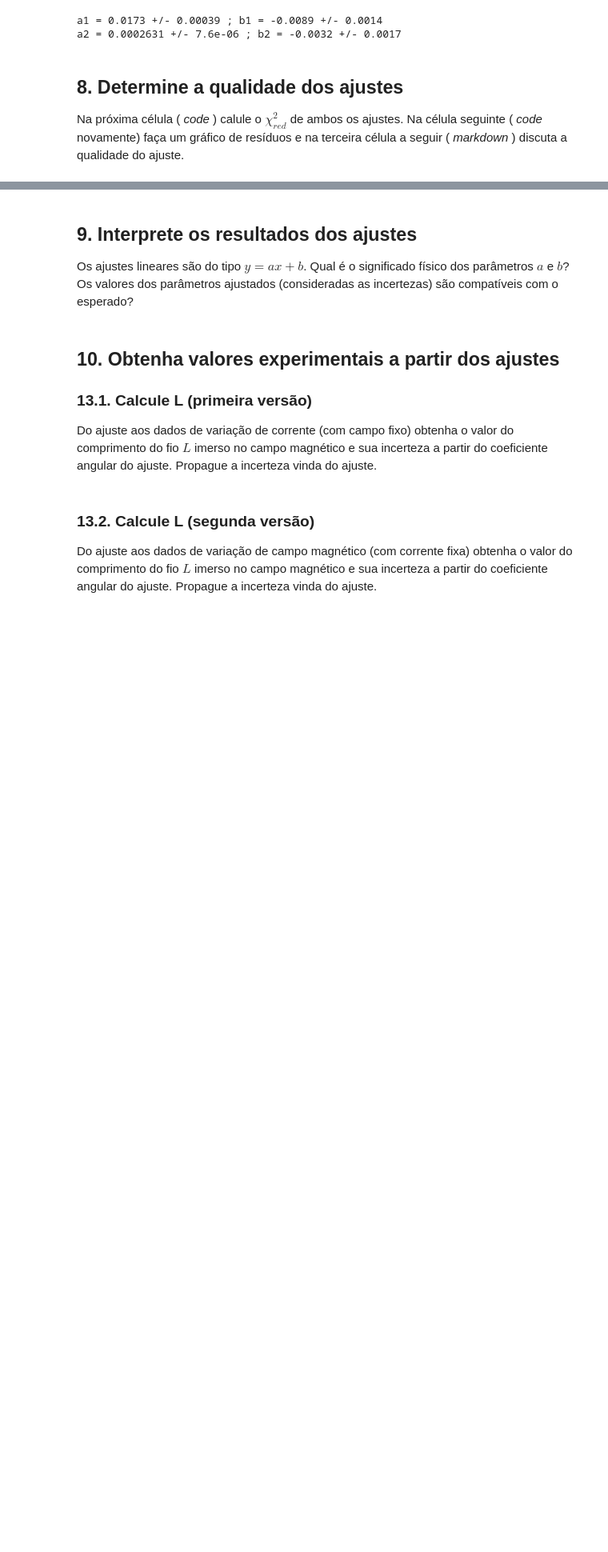
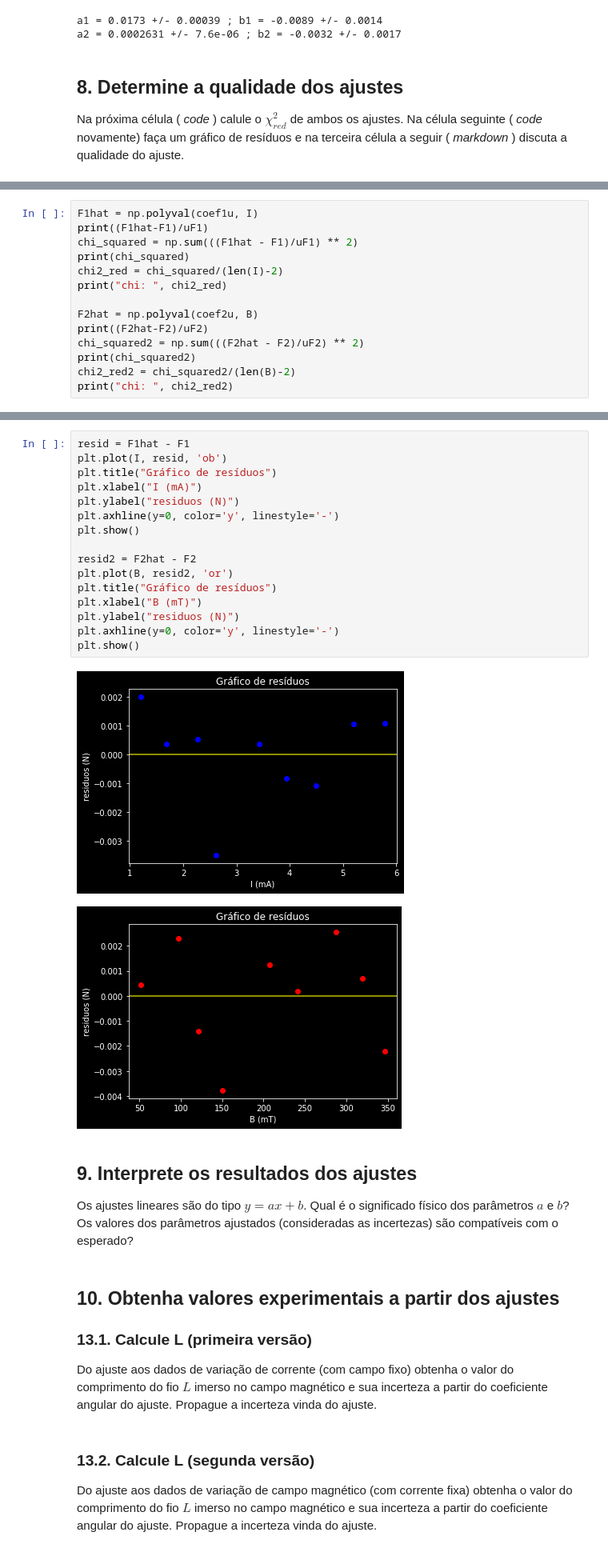
Before and after one commit to frtsgui/lab2, a Jupyter notebook: Notebooks/Guilherme_21062515_5.ipynb, the cells around one changed output, grey strips where cells are left out. Shown at 80% size. Drawn from its saved outputs; the diff is of its cells as text; blank space fills up the shorter version.

```diff
--- a/Notebooks/Guilherme_21062515_5.ipynb
+++ b/Notebooks/Guilherme_21062515_5.ipynb
@@ -153,0 +150,14 @@ Na próxima célula ( _code_ ) calule o $\chi^2_{red}$ de ambos os ajustes. Na c
+# %%
+F1hat = np.polyval(coef1u, I)
+print((F1hat-F1)/uF1)
+chi_squared = np.sum(((F1hat - F1)/uF1) ** 2)
+print(chi_squared)
+chi2_red = chi_squared/(len(I)-2)
+print("chi: ", chi2_red)
+
+F2hat = np.polyval(coef2u, B)
+print((F2hat-F2)/uF2)
+chi_squared2 = np.sum(((F2hat - F2)/uF2) ** 2)
+print(chi_squared2)
+chi2_red2 = chi_squared2/(len(B)-2)
+print("chi: ", chi2_red2)
@@ -154,3 +173,22 @@ Na próxima célula ( _code_ ) calule o $\chi^2_{red}$ de ambos os ajustes. Na c
+# %%
+resid = F1hat - F1
+plt.plot(I, resid, 'ob')
+plt.title("Gráfico de resíduos")
+plt.xlabel("I (mA)")
+plt.ylabel("residuos (N)")
+plt.axhline(y=0, color='y', linestyle='-')
+plt.show()
+
+resid2 = F2hat - F2
+plt.plot(B, resid2, 'or')
+plt.title("Gráfico de resíduos")
+plt.xlabel("B (mT)")
+plt.ylabel("residuos (N)")
+plt.axhline(y=0, color='y', linestyle='-')
+plt.show()
+# %% [output]
+[figure, added]
+[figure, added]
 # %% [markdown]
 ## 9. Interprete os resultados dos ajustes
 
```
Also changed, not shown: parts of 5 cells of this notebook.
